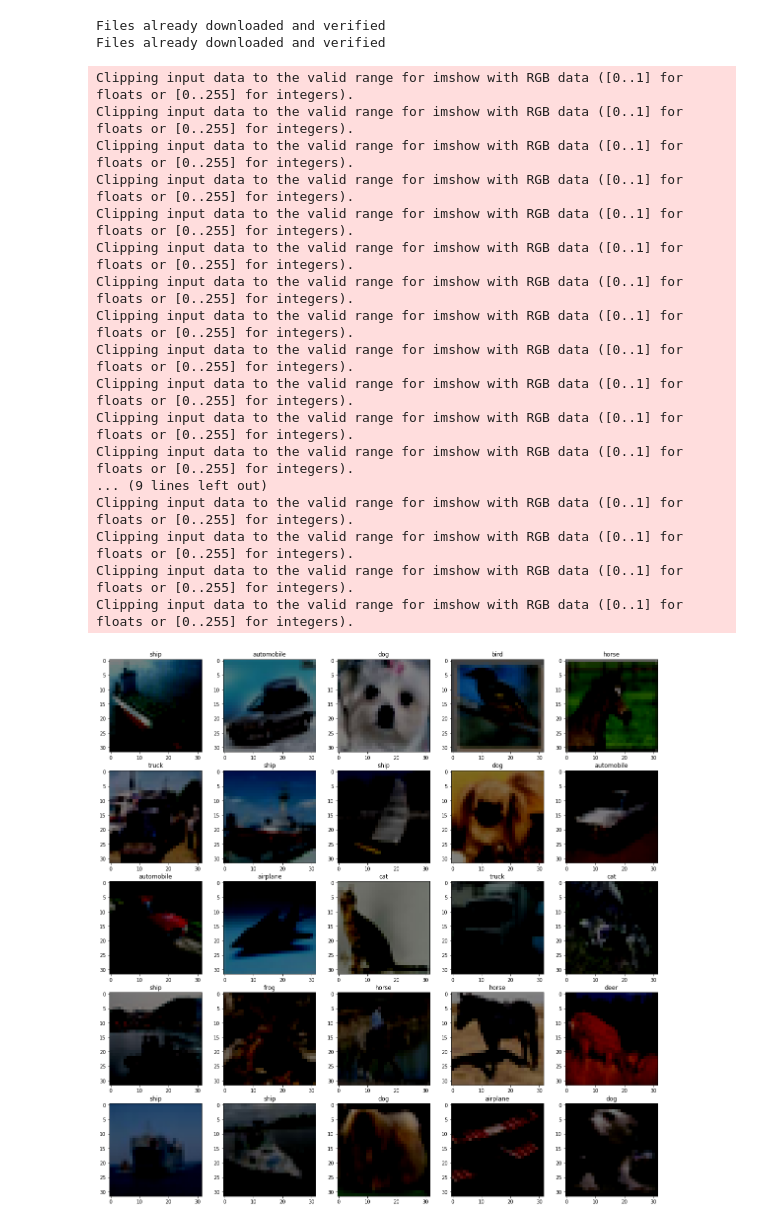
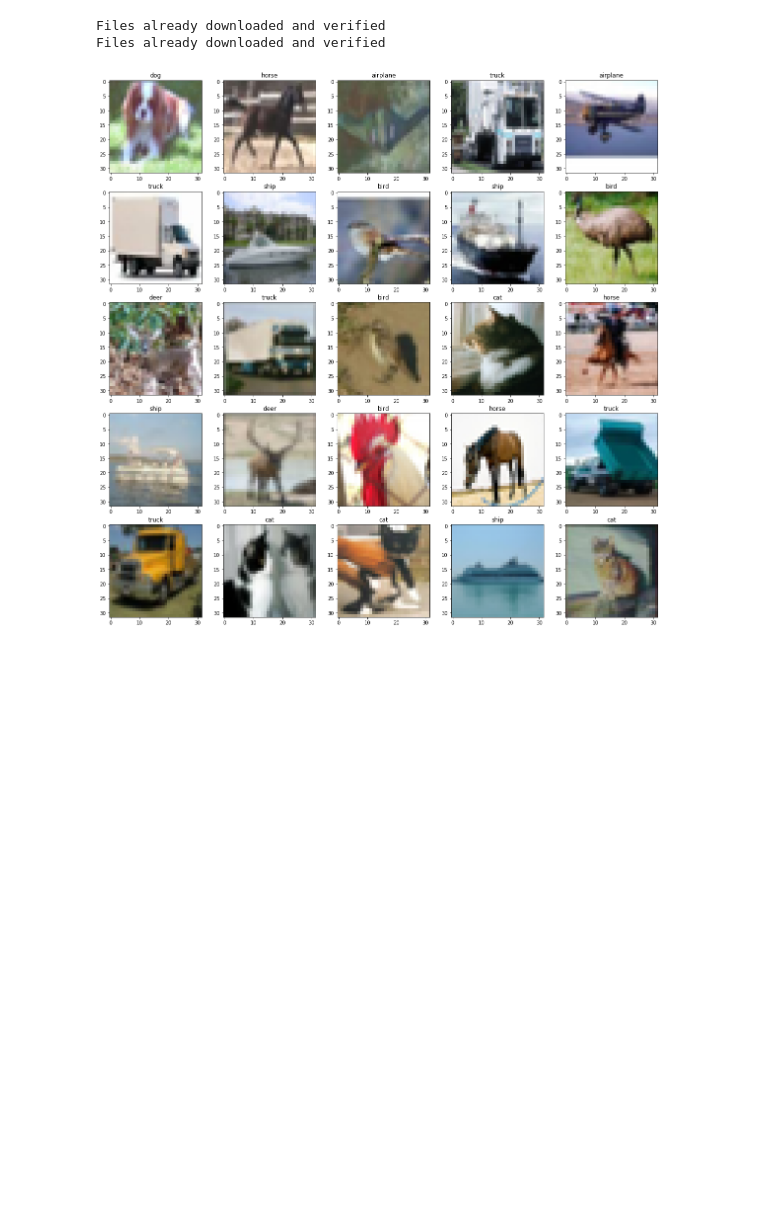
Before and after one commit to atercygnus/Otus-DeepLearningEngeneer, a Jupyter notebook: lesson11/CNN.ipynb, the cells around one changed output. Saved outputs shown, nothing was run; the diff lists cells and outputs as text; code cells hidden in the pictures; blank space fills up the shorter version.

```diff
--- a/lesson11/CNN.ipynb
+++ b/lesson11/CNN.ipynb
@@ -24,33 +24,16 @@ test = datasets.CIFAR10('../data/CIFAR10/test', train=False, download=True, tran
 Files already downloaded and verified
 Files already downloaded and verified
 # %%
-trainset = torch.utils.data.DataLoader(train, batch_size=128, shuffle=True)
-testset = torch.utils.data.DataLoader(test, batch_size=128, shuffle=True)
+trainset = torch.utils.data.DataLoader(train, batch_size=64, shuffle=True)
+testset = torch.utils.data.DataLoader(test, batch_size=64, shuffle=True)
 # %%
 batch, labels = next(iter(trainset))
 
 f = plt.figure(figsize=(20, 20))
 
 for i in range(25):
     ax = f.add_subplot(5, 5, i+1)
-    plt.imshow(batch[i].permute(1,2,0))
+    plt.imshow(batch[i].permute(1,2,0)+.5)
     plt.title(class_names[int(labels[i])])
 # %% [output]
-Clipping input data to the valid range for imshow with RGB data ([0..1] for floats or [0..255] for integers).
-Clipping input data to the valid range for imshow with RGB data ([0..1] for floats or [0..255] for integers).
-Clipping input data to the valid range for imshow with RGB data ([0..1] for floats or [0..255] for integers).
-Clipping input data to the valid range for imshow with RGB data ([0..1] for floats or [0..255] for integers).
-Clipping input data to the valid range for imshow with RGB data ([0..1] for floats or [0..255] for integers).
-Clipping input data to the valid range for imshow with RGB data ([0..1] for floats or [0..255] for integers).
-Clipping input data to the valid range for imshow with RGB data ([0..1] for floats or [0..255] for integers).
-Clipping input data to the valid range for imshow with RGB data ([0..1] for floats or [0..255] for integers).
-Clipping input data to the valid range for imshow with RGB data ([0..1] for floats or [0..255] for integers).
-Clipping input data to the valid range for imshow with RGB data ([0..1] for floats or [0..255] for integers).
-Clipping input data to the valid range for imshow with RGB data ([0..1] for floats or [0..255] for integers).
-Clipping input data to the valid range for imshow with RGB data ([0..1] for floats or [0..255] for integers).
-... (9 lines left out)
-Clipping input data to the valid range for imshow with RGB data ([0..1] for floats or [0..255] for integers).
-Clipping input data to the valid range for imshow with RGB data ([0..1] for floats or [0..255] for integers).
-Clipping input data to the valid range for imshow with RGB data ([0..1] for floats or [0..255] for integers).
-Clipping input data to the valid range for imshow with RGB data ([0..1] for floats or [0..255] for integers).
-[figure, old version]
+[figure, new version]
```
Also changed, not shown: parts of 3 cells of this notebook.
